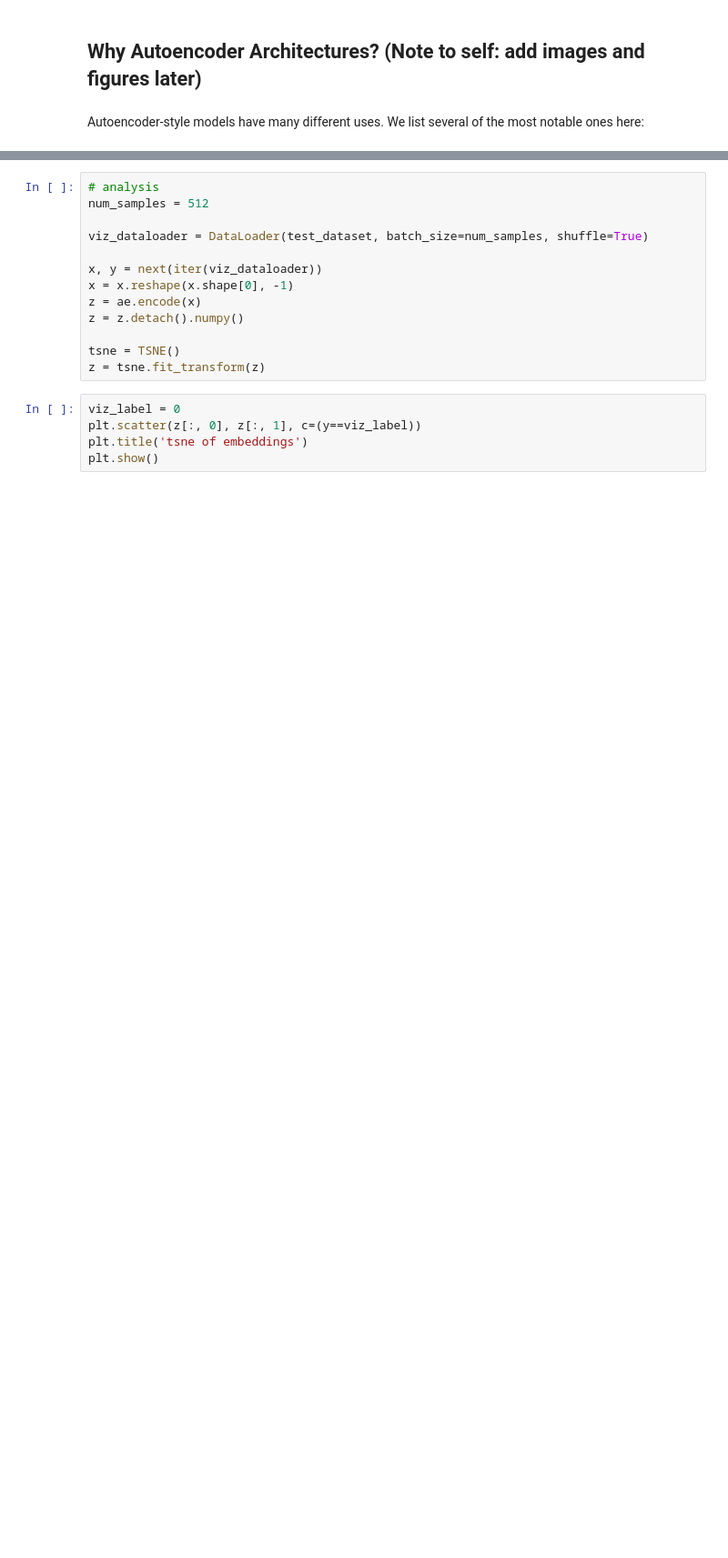
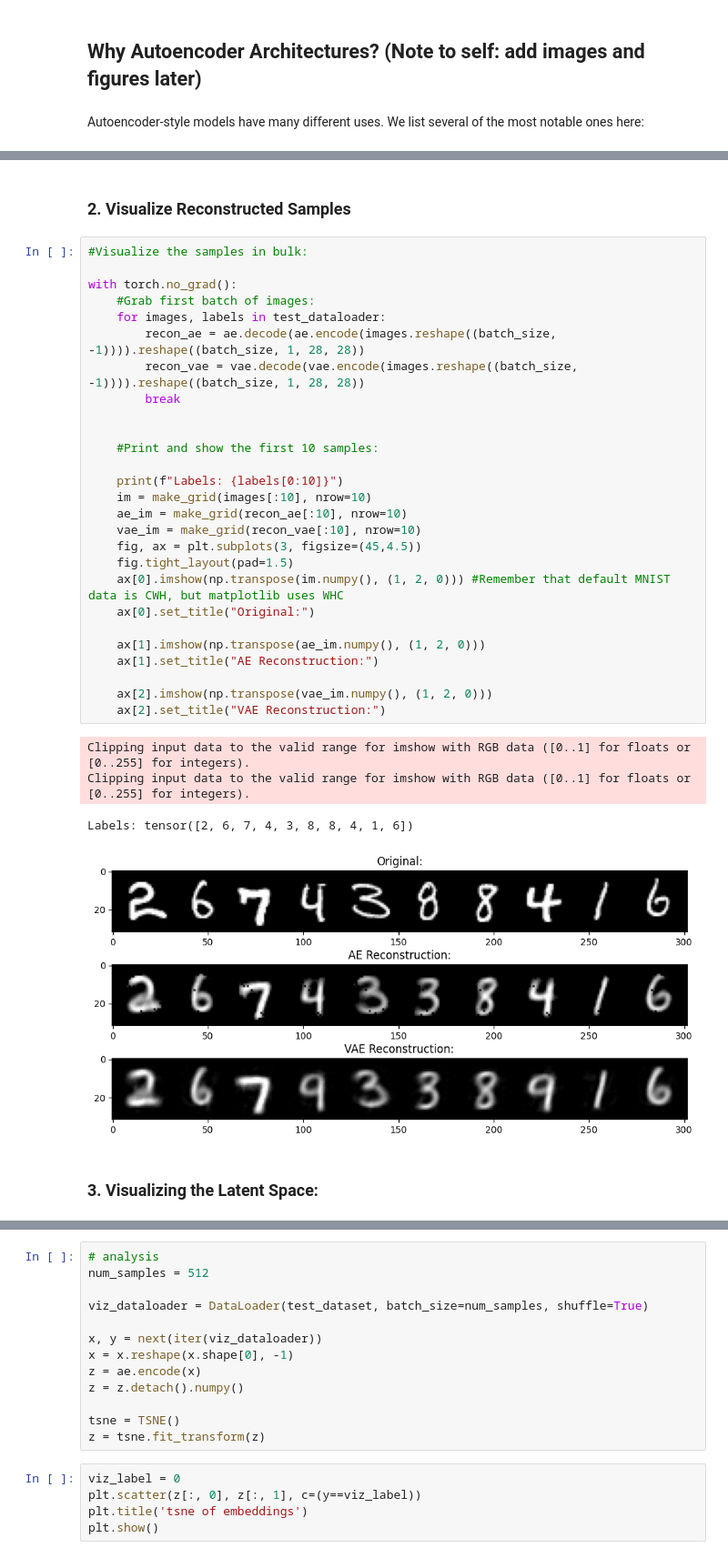
Before and after one commit to chancharikmitra/CS182_All_About_Autoencoders, a Jupyter notebook: demo/ae_vs_vae_sol.ipynb, the cells around one changed output, grey strips where cells are left out. Shown at 91% size. Drawn from its saved outputs; the diff is of its cells as text; blank space fills up the shorter version.

```diff
--- a/demo/ae_vs_vae_sol.ipynb
+++ b/demo/ae_vs_vae_sol.ipynb
@@ -200,0 +334,36 @@ plt.show()
+# %% [markdown]
+### 2. Visualize Reconstructed Samples
+# %%
+#Visualize the samples in bulk:
+
+with torch.no_grad():
+    #Grab first batch of images:
+    for images, labels in test_dataloader:
+        recon_ae = ae.decode(ae.encode(images.reshape((batch_size, -1)))).reshape((batch_size, 1, 28, 28))
+        recon_vae = vae.decode(vae.encode(images.reshape((batch_size, -1)))).reshape((batch_size, 1, 28, 28))
+        break
+
+
+    #Print and show the first 10 samples:
+
+    print(f"Labels: {labels[0:10]}")
+    im = make_grid(images[:10], nrow=10)
+    ae_im = make_grid(recon_ae[:10], nrow=10)
+    vae_im = make_grid(recon_vae[:10], nrow=10)
+    fig, ax = plt.subplots(3, figsize=(45,4.5))
+    fig.tight_layout(pad=1.5)
+    ax[0].imshow(np.transpose(im.numpy(), (1, 2, 0))) #Remember that default MNIST data is CWH, but matplotlib uses WHC
+    ax[0].set_title("Original:")
+
+    ax[1].imshow(np.transpose(ae_im.numpy(), (1, 2, 0)))
+    ax[1].set_title("AE Reconstruction:")
+
+    ax[2].imshow(np.transpose(vae_im.numpy(), (1, 2, 0)))
+    ax[2].set_title("VAE Reconstruction:")
+# %% [output]
+Clipping input data to the valid range for imshow with RGB data ([0..1] for floats or [0..255] for integers).
+Clipping input data to the valid range for imshow with RGB data ([0..1] for floats or [0..255] for integers).
+Labels: tensor([2, 6, 7, 4, 3, 8, 8, 4, 1, 6])
+[figure, added]
+# %% [markdown]
+### 3. Visualizing the Latent Space:
```
Also changed, not shown: parts of 33 cells of this notebook, 9 other files.
